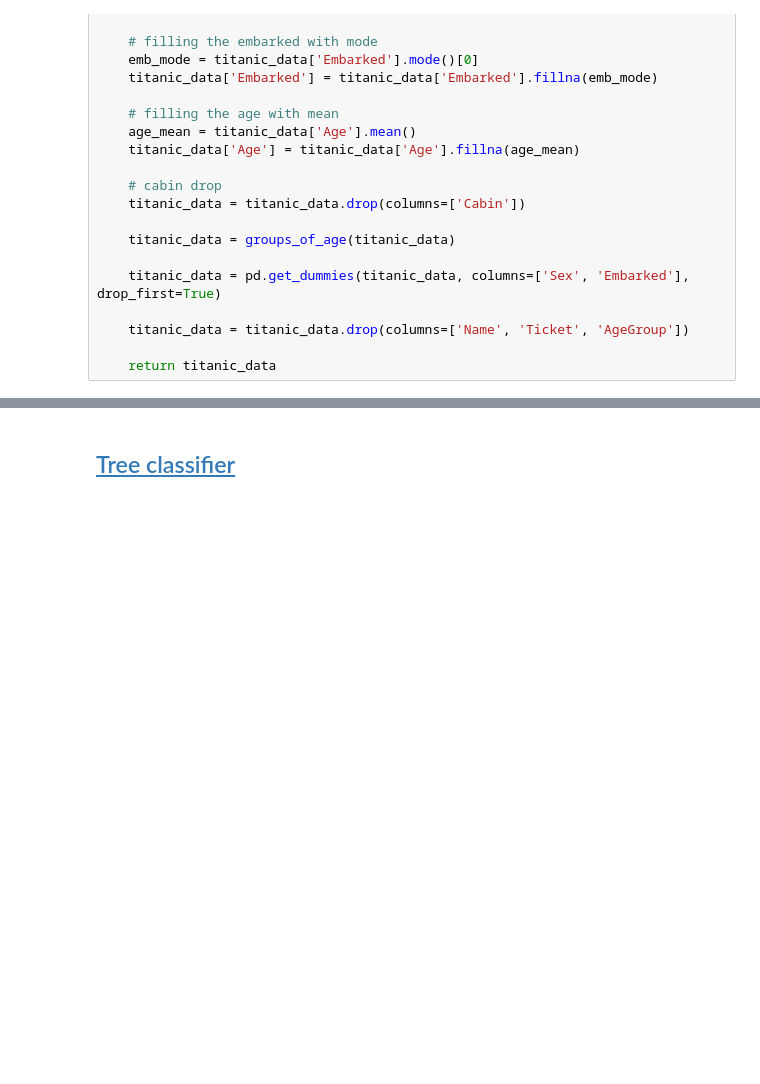
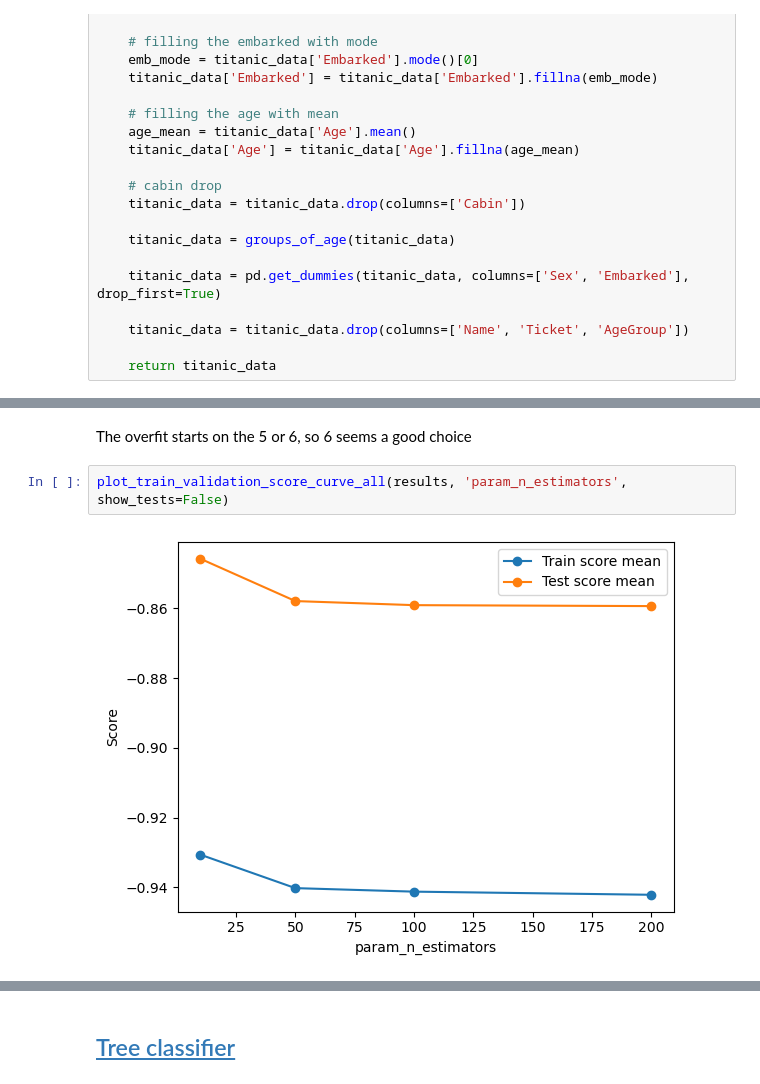
Before and after one commit to eliasmarts/DataScienceProjects, a Jupyter notebook: titanic-survivor-prediction.ipynb, the cells around one changed output, grey strips where cells are left out. Drawn from its saved outputs; the diff is of its cells as text; blank space fills up the shorter version.

```diff
--- a/titanic-survivor-prediction.ipynb
+++ b/titanic-survivor-prediction.ipynb
@@ -429,0 +502,6 @@ print(X_test.shape)
+# %% [markdown]
+The overfit starts on the 5 or 6, so 6 seems a good choice
+# %%
+plot_train_validation_score_curve_all(results, 'param_n_estimators', show_tests=False)
+# %% [output]
+[figure, added]
```
Also changed, not shown: parts of 37 cells of this notebook, 1 other file.
